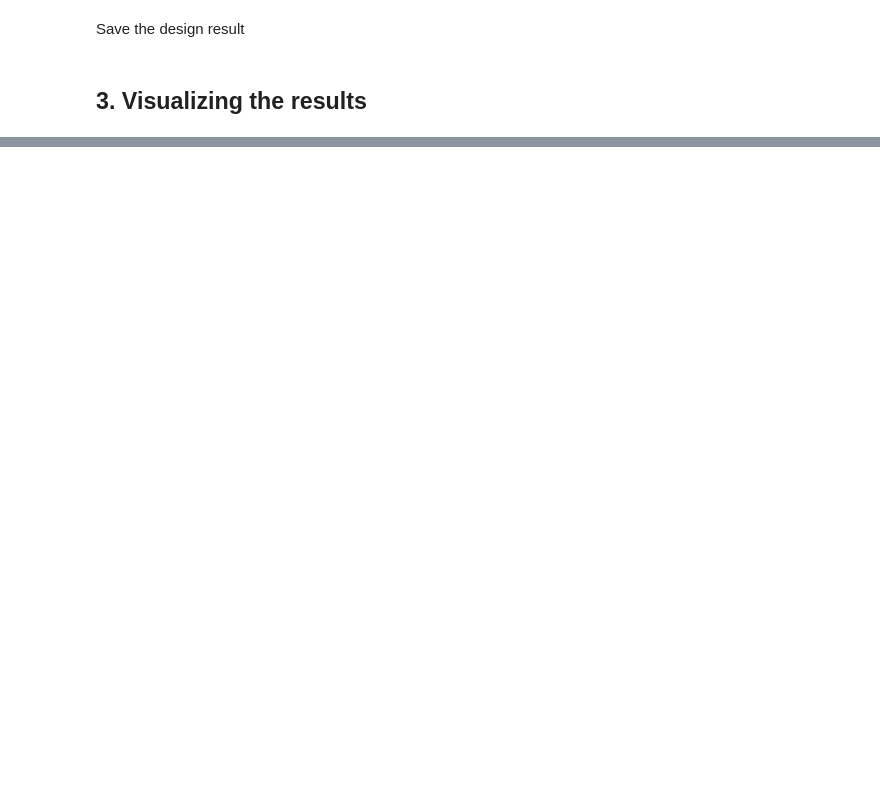
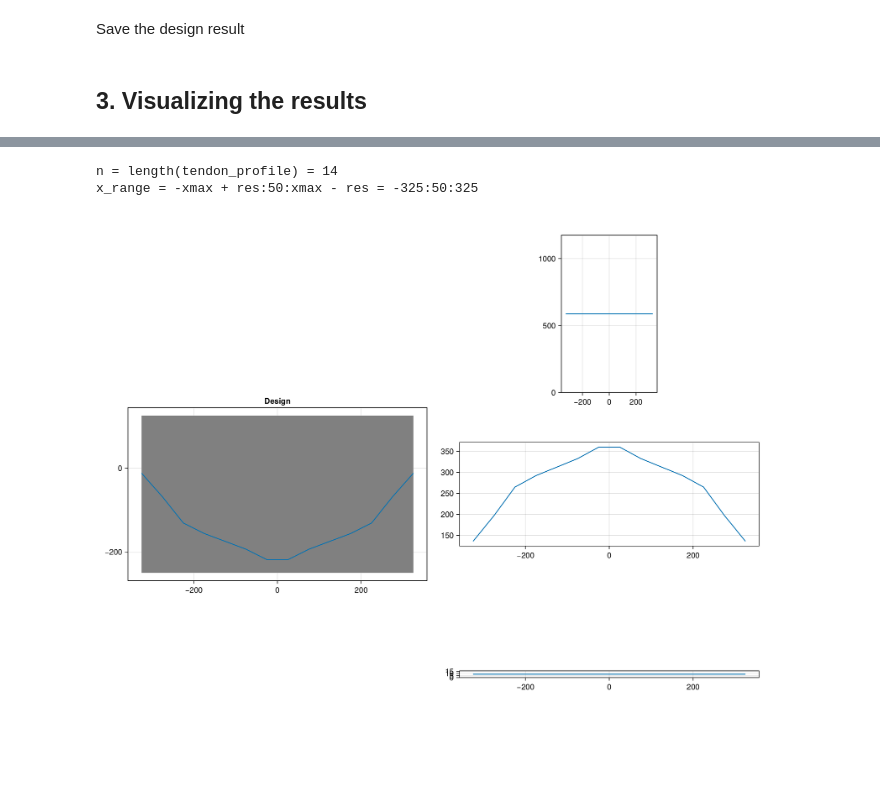
Before and after one commit to pitipatw/ConcreteExplorer, a Jupyter notebook: src/demo_design.ipynb, the cells around one changed output, grey strips where cells are left out. Drawn from its saved outputs; the diff is of its cells as text; code cells hidden in the pictures; blank space fills up the shorter version.

Commit message:
update visualization

```diff
--- a/src/demo_design.ipynb
+++ b/src/demo_design.ipynb
@@ -455,0 +380,5 @@ end
+# %%
+designs = JSON.parsefile(joinpath(@__DIR__,"Results/designs_results_13_01.json"), dicttype = Dict{String,Vector{Vector{Float64}}});
+
+ne = length(designs)
+println("There are $ne elements.")
@@ -455,0 +405,7 @@ end
+# %%
+element_number = "2"
+L = 250
+tendon_profile = L.*[i[3] for i in designs[element_number]]
+axial_demands  = [i[5] for i in designs[element_number]]
+moment_demands = [i[6] for i in designs[element_number]]
+shear_demands  = [i[7] for i in designs[element_number]]
@@ -455,0 +446,54 @@ end
+# %%
+f1 = Figure(size = (1200,1000))
+g_design = f1[1,1] = GridLayout()
+g_demands = f1[1,2] = GridLayout()
+
+axs_axial  = Axis(g_demands[1,1],aspect = DataAspect())
+
+
+axs_moment = Axis(g_demands[2,1],aspect = DataAspect())
+axs_shear  = Axis(g_demands[3,1],aspect = DataAspect())
+
+
+
+axs_design = Axis(g_design[1,1],title = "Design",
+aspect = DataAspect(),
+yticks = 0:-200:-400,
+)
+
+#plot center around x = 0
+@show n = length(tendon_profile)
+xmax = div(n,2)*50
+res = mod(n+1,2)*25
+@show x_range = -xmax+res:50:xmax-res
+poly!(Rect(-(n-1)*50/2, -L, (n-1)*50, L*1.5), color = :grey)
+tendon = lines!(axs_design, x_range, -tendon_profile)
+
+lines!(axs_axial ,x_range, axial_demands)
+lines!(axs_moment,x_range, moment_demands)
+lines!(axs_shear ,x_range, shear_demands)
+
+colsize!(g_demands, 1, Auto(5))
+
+f1
+
+# n_day_1 = length(0:0.1:6pi)
+# n_day_2 = length(0:0.1:10pi)
+
+# colsize!(gd, 1, Auto(n_day_1))
+# colsize!(gd, 2, Auto(n_day_2))
+# title = "Design Plots",
+# xlabel = "Concrete Strength [MPa]",
+# ylabel = "Embodied Carbon [kg CO2e/m3]",
+
+# xminorticks = 0:2500:20000,
+# xminorgridvisible = true,
+# yminorticks = 0:500:4000,
+# yminorgridvisible = true,
+
+# scatter!(ax1, fc′_Broyles_psi, ec_Broyles)
+# f1
+# %% [output]
+n = length(tendon_profile) = 14
+x_range = -xmax + res:50:xmax - res = -325:50:325
+[figure, added]
```
Also changed, not shown: parts of 13 cells of this notebook, 3 other files.
